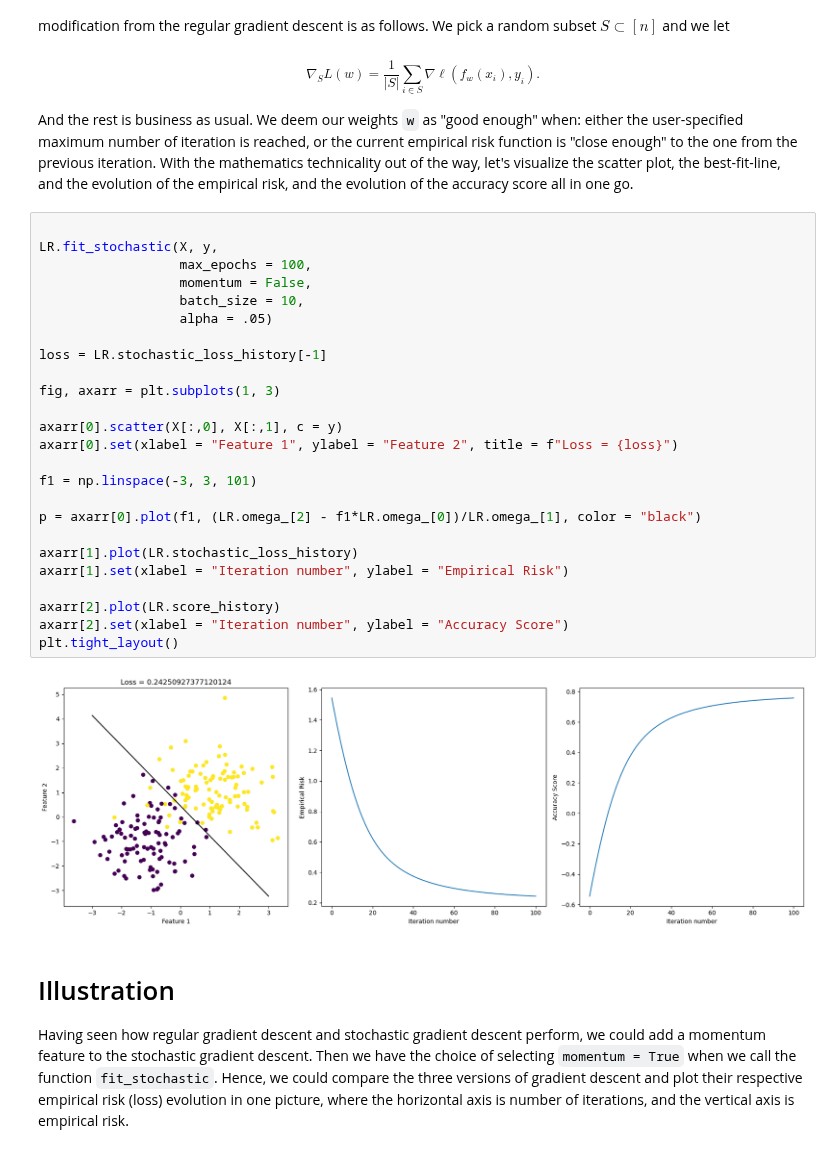
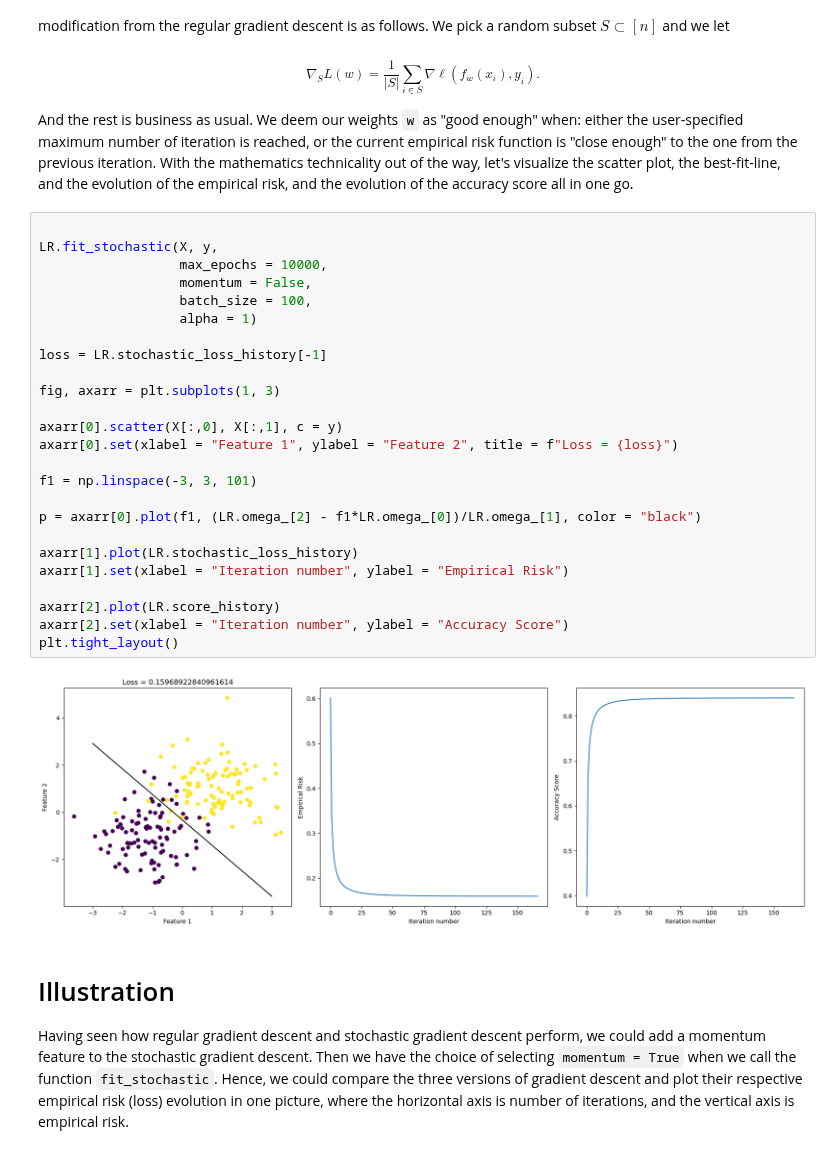
Before and after one commit to Xianzhiwang1/CS0451-page-site, a Jupyter notebook: posts/my-blog-post-02-gradient-descent/index.ipynb, the cells around one changed output. Cells and saved outputs as stored; diff of their text form.

```diff
--- a/posts/my-blog-post-02-gradient-descent/index.ipynb
+++ b/posts/my-blog-post-02-gradient-descent/index.ipynb
@@ -139,30 +139,30 @@ And the rest is business as usual. We deem our weights `w`  as "good enough" whe
 # %%
 
 LR.fit_stochastic(X, y,
-                  max_epochs = 100,
+                  max_epochs = 10000,
                   momentum = False,
-                  batch_size = 10,
-                  alpha = .05)
+                  batch_size = 100,
+                  alpha = 1)
 
 loss = LR.stochastic_loss_history[-1]
 
 fig, axarr = plt.subplots(1, 3)
 
 axarr[0].scatter(X[:,0], X[:,1], c = y)
 axarr[0].set(xlabel = "Feature 1", ylabel = "Feature 2", title = f"Loss = {loss}")
 
 f1 = np.linspace(-3, 3, 101)
 
 p = axarr[0].plot(f1, (LR.omega_[2] - f1*LR.omega_[0])/LR.omega_[1], color = "black")
 
 axarr[1].plot(LR.stochastic_loss_history)
 axarr[1].set(xlabel = "Iteration number", ylabel = "Empirical Risk")
 
 axarr[2].plot(LR.score_history)
 axarr[2].set(xlabel = "Iteration number", ylabel = "Accuracy Score")
 plt.tight_layout()
 # %% [output]
-[figure, old version]
+[figure, new version]
 # %% [markdown]
 # Illustration
 Having seen how regular gradient descent and stochastic gradient descent perform, we could add a momentum feature to the stochastic gradient descent. Then we have the choice of selecting `momentum = True` when we call the function `fit_stochastic`. Hence, we could compare the three versions of gradient descent and plot their respective empirical risk (loss) evolution in one picture, where the horizontal axis is number of iterations, and the vertical axis is empirical risk.
```
Also changed, not shown: parts of 5 cells of this notebook, 22 other files.
